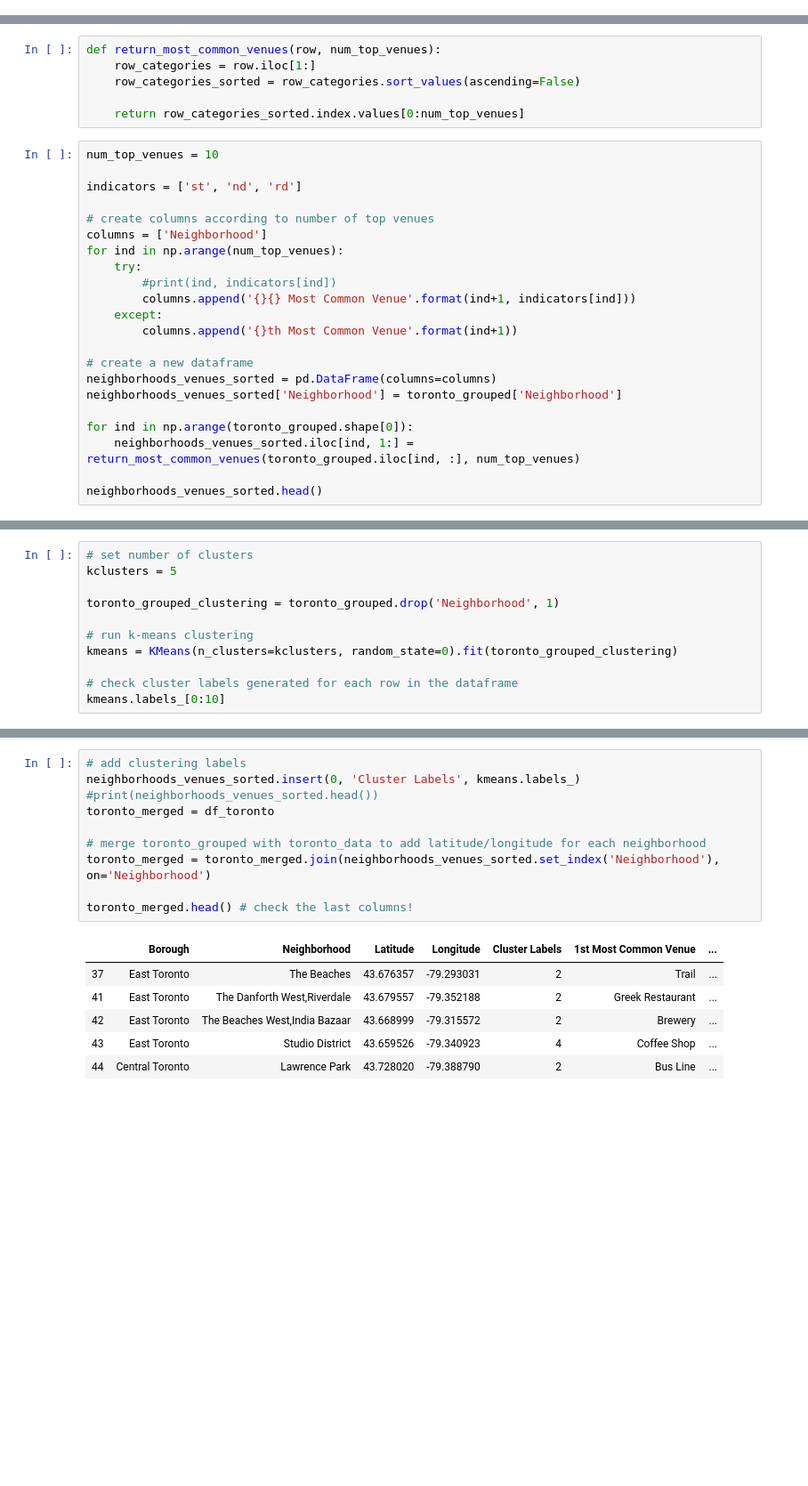
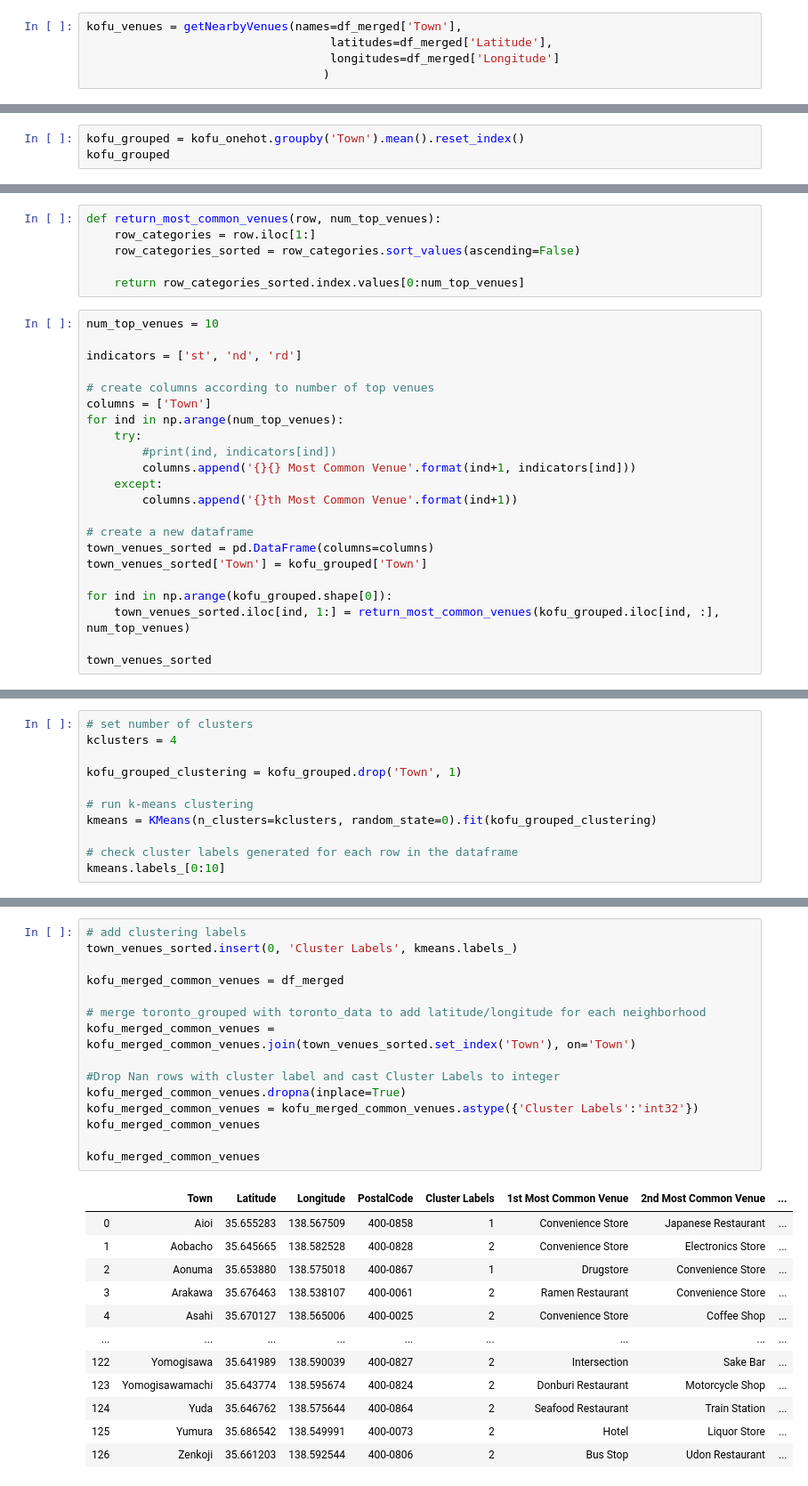
Before and after one commit to morcavon/Coursera_Capstone, a Jupyter notebook: Week4.ipynb, the cells around one changed output, grey strips where cells are left out. Shown at 89% size. Cells and saved outputs as stored; diff of their text form; blank space fills up the shorter version.

```diff
--- a/Week4.ipynb
+++ b/Week4.ipynb
@@ -167,0 +199,5 @@ toronto_venues
+# %%
+kofu_venues = getNearbyVenues(names=df_merged['Town'],
+                                   latitudes=df_merged['Latitude'],
+                                   longitudes=df_merged['Longitude']
+                                  )
@@ -254,0 +291,3 @@ toronto_grouped.shape
+# %%
+kofu_grouped = kofu_onehot.groupby('Town').mean().reset_index()
+kofu_grouped
@@ -296,7 +350,7 @@ num_top_venues = 10
 indicators = ['st', 'nd', 'rd']
 
 # create columns according to number of top venues
-columns = ['Neighborhood']
+columns = ['Town']
 for ind in np.arange(num_top_venues):
     try:
         #print(ind, indicators[ind])
@@ -305,11 +359,11 @@ for ind in np.arange(num_top_venues):
         columns.append('{}th Most Common Venue'.format(ind+1))
 
 # create a new dataframe
-neighborhoods_venues_sorted = pd.DataFrame(columns=columns)
-neighborhoods_venues_sorted['Neighborhood'] = toronto_grouped['Neighborhood']
+town_venues_sorted = pd.DataFrame(columns=columns)
+town_venues_sorted['Town'] = kofu_grouped['Town']
 
-for ind in np.arange(toronto_grouped.shape[0]):
-    neighborhoods_venues_sorted.iloc[ind, 1:] = return_most_common_venues(toronto_grouped.iloc[ind, :], num_top_venues)
+for ind in np.arange(kofu_grouped.shape[0]):
+    town_venues_sorted.iloc[ind, 1:] = return_most_common_venues(kofu_grouped.iloc[ind, :], num_top_venues)
 
-neighborhoods_venues_sorted.head()
+town_venues_sorted
 # %% [output]
@@ -322,11 +385,11 @@ neighborhoods_venues_sorted.head()
 # %%
 # set number of clusters
-kclusters = 5
+kclusters = 4
 
-toronto_grouped_clustering = toronto_grouped.drop('Neighborhood', 1)
+kofu_grouped_clustering = kofu_grouped.drop('Town', 1)
 
 # run k-means clustering
-kmeans = KMeans(n_clusters=kclusters, random_state=0).fit(toronto_grouped_clustering)
+kmeans = KMeans(n_clusters=kclusters, random_state=0).fit(kofu_grouped_clustering)
 
 # check cluster labels generated for each row in the dataframe
 kmeans.labels_[0:10]
@@ -335,17 +398,28 @@ array([2, 2, 4, 2, 4, 0, 4, 0, 0, 4])
 # %%
 # add clustering labels
-neighborhoods_venues_sorted.insert(0, 'Cluster Labels', kmeans.labels_)
-#print(neighborhoods_venues_sorted.head())
-toronto_merged = df_toronto
+town_venues_sorted.insert(0, 'Cluster Labels', kmeans.labels_)
+
+kofu_merged_common_venues = df_merged
 
 # merge toronto_grouped with toronto_data to add latitude/longitude for each neighborhood
-toronto_merged = toronto_merged.join(neighborhoods_venues_sorted.set_index('Neighborhood'), on='Neighborhood')
+kofu_merged_common_venues = kofu_merged_common_venues.join(town_venues_sorted.set_index('Town'), on='Town')
 
-toronto_merged.head() # check the last columns!
+#Drop Nan rows with cluster label and cast Cluster Labels to integer
+kofu_merged_common_venues.dropna(inplace=True)
+kofu_merged_common_venues = kofu_merged_common_venues.astype({'Cluster Labels':'int32'})
+kofu_merged_common_venues
+
+kofu_merged_common_venues
 # %% [output]
-|  | Borough | Neighborhood | Latitude | Longitude | Cluster Labels | 1st Most Common Venue | ... |
-| 37 | East Toronto | The Beaches | 43.676357 | -79.293031 | 2 | Trail | ... |
-| 41 | East Toronto | The Danforth West,Riverdale | 43.679557 | -79.352188 | 2 | Greek Restaurant | ... |
-| 42 | East Toronto | The Beaches West,India Bazaar | 43.668999 | -79.315572 | 2 | Brewery | ... |
-| 43 | East Toronto | Studio District | 43.659526 | -79.340923 | 4 | Coffee Shop | ... |
-| 44 | Central Toronto | Lawrence Park | 43.728020 | -79.388790 | 2 | Bus Line | ... |
+|  | Town | Latitude | Longitude | PostalCode | Cluster Labels | 1st Most Common Venue | 2nd Most Common Venue | ... |
+| 0 | Aioi | 35.655283 | 138.567509 | 400-0858 | 1 | Convenience Store | Japanese Restaurant | ... |
+| 1 | Aobacho | 35.645665 | 138.582528 | 400-0828 | 2 | Convenience Store | Electronics Store | ... |
+| 2 | Aonuma | 35.653880 | 138.575018 | 400-0867 | 1 | Drugstore | Convenience Store | ... |
+| 3 | Arakawa | 35.676463 | 138.538107 | 400-0061 | 2 | Ramen Restaurant | Convenience Store | ... |
+| 4 | Asahi | 35.670127 | 138.565006 | 400-0025 | 2 | Convenience Store | Coffee Shop | ... |
+| ... | ... | ... | ... | ... | ... | ... | ... | ... |
+| 122 | Yomogisawa | 35.641989 | 138.590039 | 400-0827 | 2 | Intersection | Sake Bar | ... |
+| 123 | Yomogisawamachi | 35.643774 | 138.595674 | 400-0824 | 2 | Donburi Restaurant | Motorcycle Shop | ... |
+| 124 | Yuda | 35.646762 | 138.575644 | 400-0864 | 2 | Seafood Restaurant | Train Station | ... |
+| 125 | Yumura | 35.686542 | 138.549991 | 400-0073 | 2 | Hotel | Liquor Store | ... |
+| 126 | Zenkoji | 35.661203 | 138.592544 | 400-0806 | 2 | Bus Stop | Udon Restaurant | ... |
```
Also changed, not shown: parts of 57 cells of this notebook, 3 other files.
